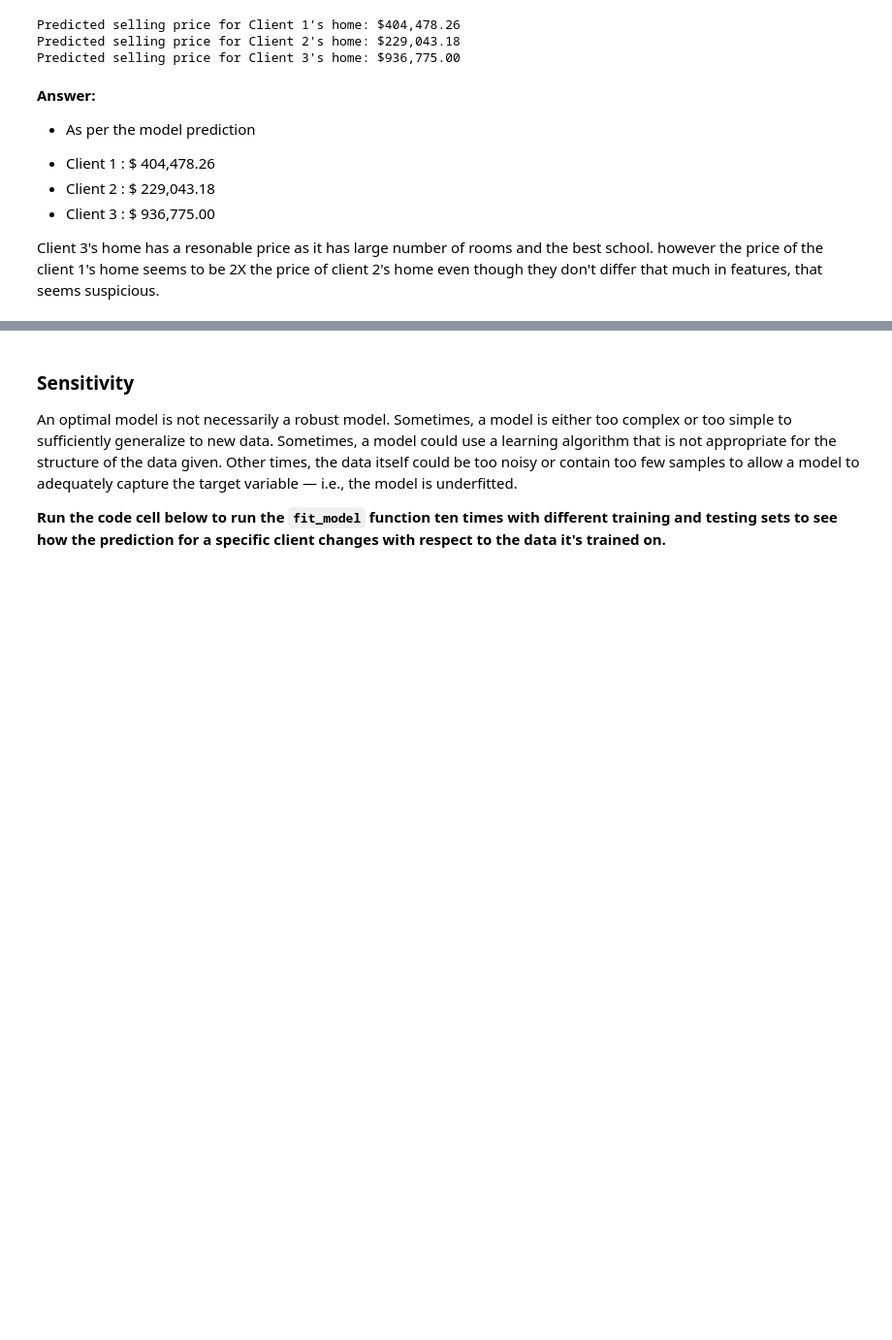
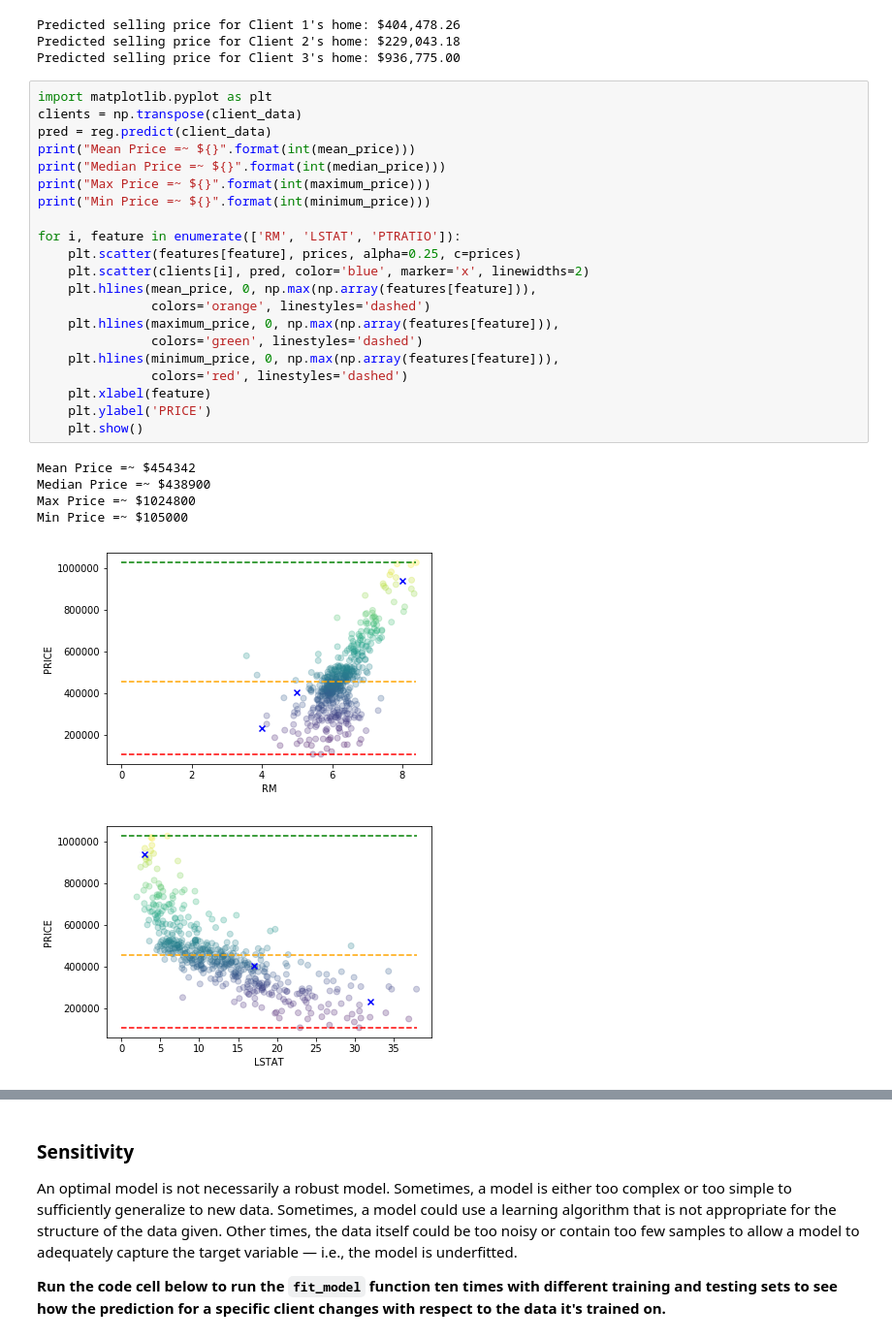
Before and after one commit to ZedObaia/boston_housing, a Jupyter notebook: boston_housing.ipynb, the cells around one changed output, grey strips where cells are left out. Shown at 97% size. Drawn from its saved outputs; the diff is of its cells as text; blank space fills up the shorter version.

Commit message:
Explanatory plots

```diff
--- a/boston_housing.ipynb
+++ b/boston_housing.ipynb
@@ -393,12 +393,31 @@ for i, price in enumerate(reg.predict(client_data)):
 Predicted selling price for Client 1's home: $404,478.26
 Predicted selling price for Client 2's home: $229,043.18
 Predicted selling price for Client 3's home: $936,775.00
-# %% [markdown]
-**Answer:**
-* As per the model prediction
-- Client 1 : \$ 404,478.26
-- Client 2 : \$ 229,043.18
-- Client 3 : \$ 936,775.00
-
-Client 3's home has a resonable price as it has large number of rooms and the best school.
-however the price of the client 1's home seems to be 2X the price of client 2's home even though they don't differ that much in features, that seems suspicious.
+# %%
+import matplotlib.pyplot as plt
+clients = np.transpose(client_data)
+pred = reg.predict(client_data)
+print("Mean Price =~ ${}".format(int(mean_price)))
+print("Median Price =~ ${}".format(int(median_price)))
+print("Max Price =~ ${}".format(int(maximum_price)))
+print("Min Price =~ ${}".format(int(minimum_price)))
+
+for i, feature in enumerate(['RM', 'LSTAT', 'PTRATIO']):
+    plt.scatter(features[feature], prices, alpha=0.25, c=prices)
+    plt.scatter(clients[i], pred, color='blue', marker='x', linewidths=2)
+    plt.hlines(mean_price, 0, np.max(np.array(features[feature])),
+               colors='orange', linestyles='dashed')
+    plt.hlines(maximum_price, 0, np.max(np.array(features[feature])),
+               colors='green', linestyles='dashed')
+    plt.hlines(minimum_price, 0, np.max(np.array(features[feature])),
+               colors='red', linestyles='dashed')
+    plt.xlabel(feature)
+    plt.ylabel('PRICE')
+    plt.show()
+# %% [output]
+Mean Price =~ $454342
+Median Price =~ $438900
+Max Price =~ $1024800
+Min Price =~ $105000
+[figure, added]
+[figure, added]
```
Also changed, not shown: parts of 6 cells of this notebook, 1 other file.
